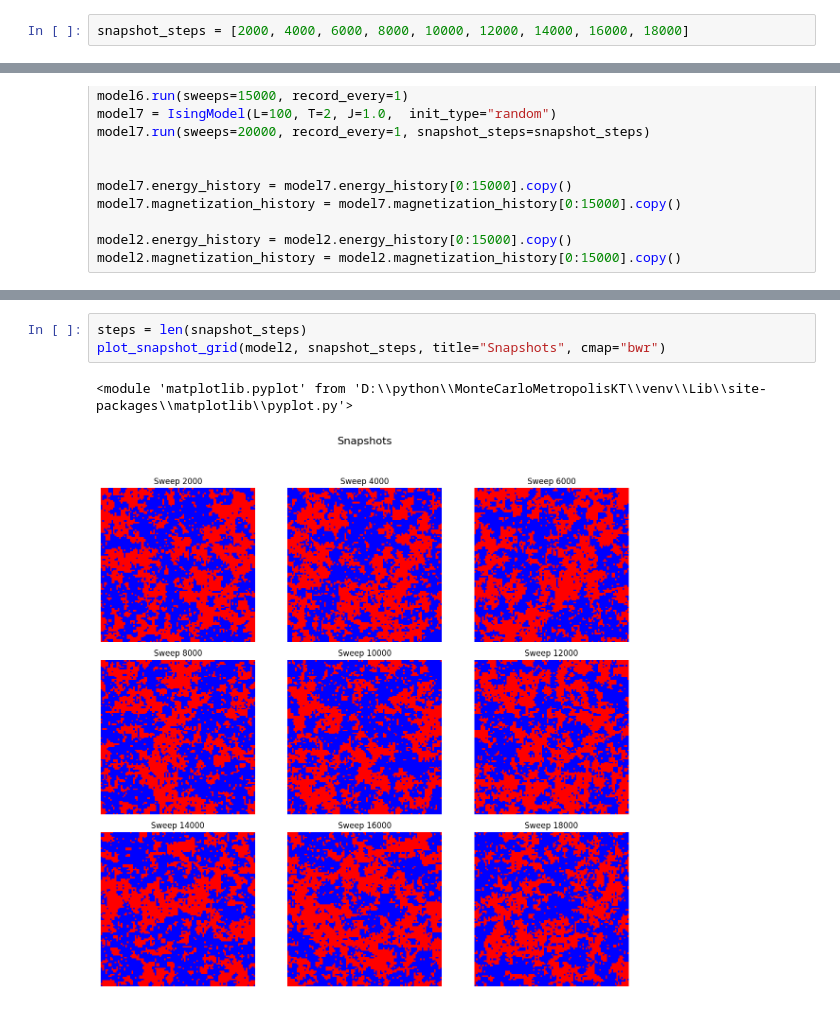
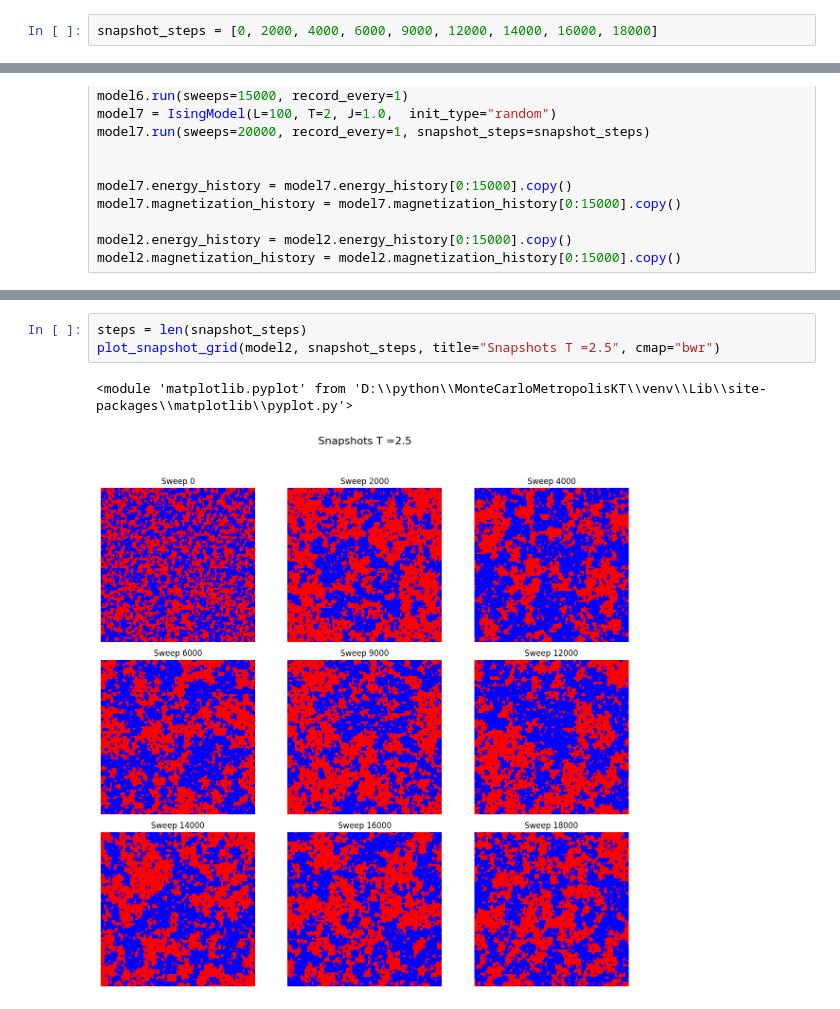
Before and after one commit to KyrylOTheRylo/MonteCarloMetropolisKT, a Jupyter notebook: Untitled.ipynb, the cells around one changed output, grey strips where cells are left out. Drawn from its saved outputs; the diff is of its cells as text.

```diff
--- a/Untitled.ipynb
+++ b/Untitled.ipynb
@@ -4,5 +5,5 @@ from plotting import plot_observables, plot_snapshot_grid
 # %%
-snapshot_steps = [2000, 4000, 6000, 8000, 10000, 12000, 14000, 16000, 18000]
+snapshot_steps = [0, 2000, 4000, 6000, 9000, 12000, 14000, 16000, 18000]
 # %%
 model1 = IsingModel(L=100, T=2.5, J=1.0,  init_type="all_up")
 model1.run(sweeps=15000, record_every=1)
@@ -47,7 +48,7 @@ plot_observables([model4, model5, model6, model7], observable="energy",
 # %%
 steps = len(snapshot_steps)
-plot_snapshot_grid(model2, snapshot_steps, title="Snapshots", cmap="bwr")
+plot_snapshot_grid(model2, snapshot_steps, title="Snapshots T =2.5", cmap="bwr")
 # %% [output]
 <module 'matplotlib.pyplot' from 'D:\\python\\MonteCarloMetropolisKT\\venv\\Lib\\site-packages\\matplotlib\\pyplot.py'>
-[figure, old version]
+[figure, new version]
 # %%
```
Also changed, not shown: parts of 4 cells of this notebook, 2 other files.
